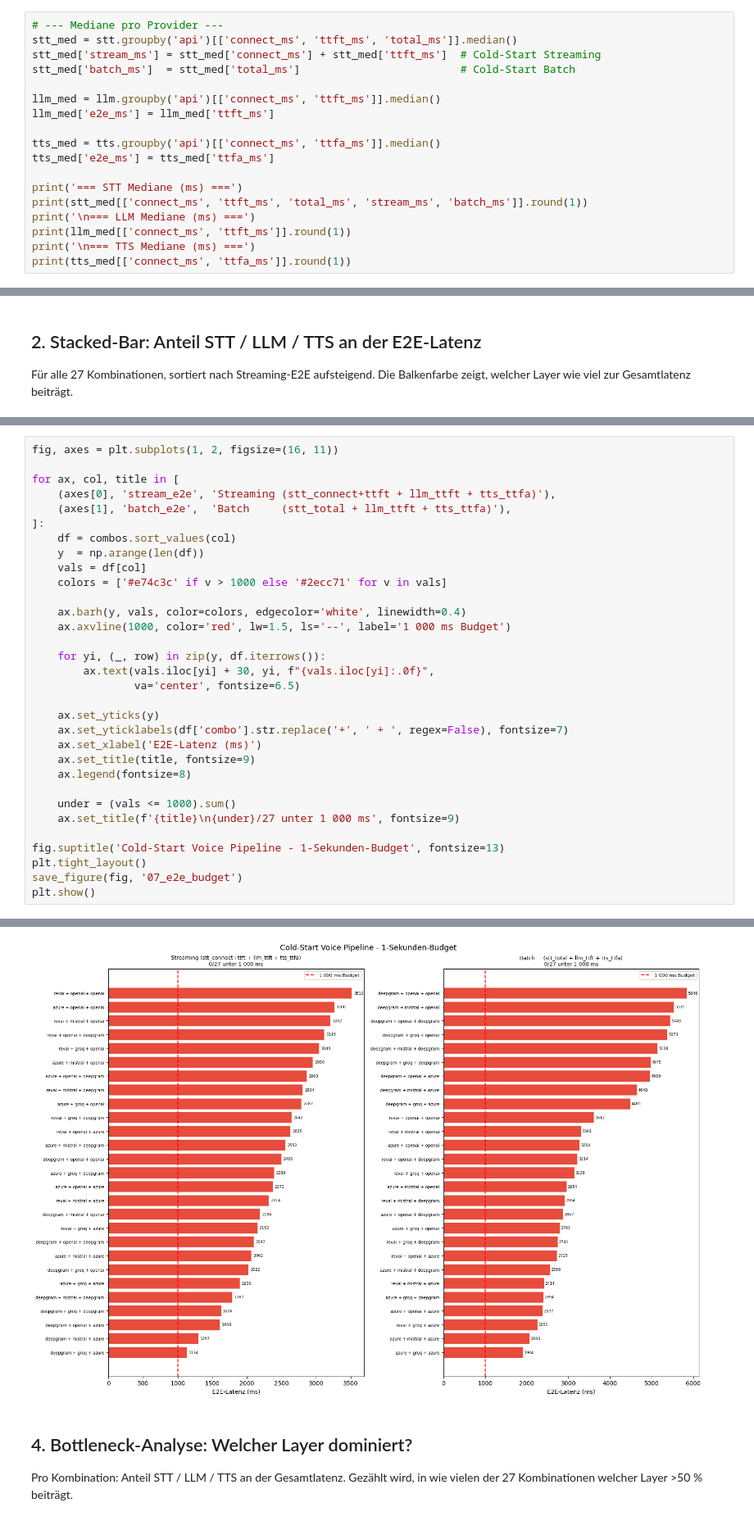
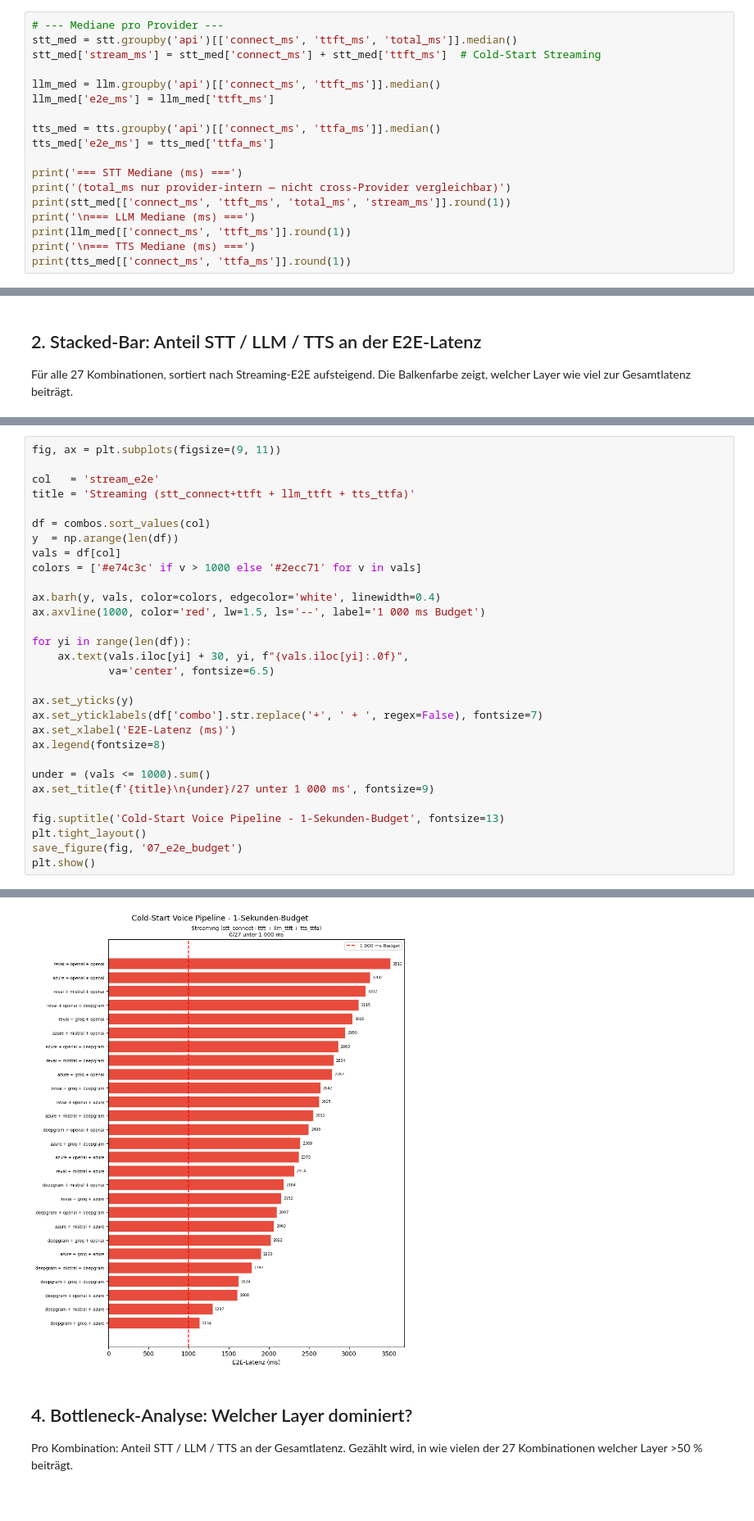
Before and after one commit to asphyxx24/bachelorThesis, a Jupyter notebook: analysis/07_e2e_pipeline.ipynb, the cells around one changed output, grey strips where cells are left out. Shown at 82% size. Cells and saved outputs as stored; diff of their text form.

```diff
--- a/analysis/07_e2e_pipeline.ipynb
+++ b/analysis/07_e2e_pipeline.ipynb
@@ -57,7 +64,6 @@ schwankt stärker, aber der Median ist reproduzierbar und fair vergleichbar).
 # --- Mediane pro Provider ---
 stt_med = stt.groupby('api')[['connect_ms', 'ttft_ms', 'total_ms']].median()
 stt_med['stream_ms'] = stt_med['connect_ms'] + stt_med['ttft_ms']  # Cold-Start Streaming
-stt_med['batch_ms']  = stt_med['total_ms']                         # Cold-Start Batch
 
 llm_med = llm.groupby('api')[['connect_ms', 'ttft_ms']].median()
 llm_med['e2e_ms'] = llm_med['ttft_ms']
@@ -66,7 +72,8 @@ tts_med = tts.groupby('api')[['connect_ms', 'ttfa_ms']].median()
 tts_med['e2e_ms'] = tts_med['ttfa_ms']
 
 print('=== STT Mediane (ms) ===')
-print(stt_med[['connect_ms', 'ttft_ms', 'total_ms', 'stream_ms', 'batch_ms']].round(1))
+print('(total_ms nur provider-intern — nicht cross-Provider vergleichbar)')
+print(stt_med[['connect_ms', 'ttft_ms', 'total_ms', 'stream_ms']].round(1))
 print('\n=== LLM Mediane (ms) ===')
 print(llm_med[['connect_ms', 'ttft_ms']].round(1))
 print('\n=== TTS Mediane (ms) ===')
@@ -218,38 +203,36 @@ Beide Szenarien nebeneinander.
 # %%
-fig, axes = plt.subplots(1, 2, figsize=(16, 11))
+fig, ax = plt.subplots(figsize=(9, 11))
 
-for ax, col, title in [
-    (axes[0], 'stream_e2e', 'Streaming (stt_connect+ttft + llm_ttft + tts_ttfa)'),
-    (axes[1], 'batch_e2e',  'Batch     (stt_total + llm_ttft + tts_ttfa)'),
-]:
-    df = combos.sort_values(col)
-    y  = np.arange(len(df))
-    vals = df[col]
-    colors = ['#e74c3c' if v > 1000 else '#2ecc71' for v in vals]
+col   = 'stream_e2e'
+title = 'Streaming (stt_connect+ttft + llm_ttft + tts_ttfa)'
 
-    ax.barh(y, vals, color=colors, edgecolor='white', linewidth=0.4)
-    ax.axvline(1000, color='red', lw=1.5, ls='--', label='1 000 ms Budget')
+df = combos.sort_values(col)
+y  = np.arange(len(df))
+vals = df[col]
+colors = ['#e74c3c' if v > 1000 else '#2ecc71' for v in vals]
 
-    for yi, (_, row) in zip(y, df.iterrows()):
-        ax.text(vals.iloc[yi] + 30, yi, f"{vals.iloc[yi]:.0f}",
-                va='center', fontsize=6.5)
+ax.barh(y, vals, color=colors, edgecolor='white', linewidth=0.4)
+ax.axvline(1000, color='red', lw=1.5, ls='--', label='1 000 ms Budget')
 
-    ax.set_yticks(y)
-    ax.set_yticklabels(df['combo'].str.replace('+', ' + ', regex=False), fontsize=7)
-    ax.set_xlabel('E2E-Latenz (ms)')
-    ax.set_title(title, fontsize=9)
-    ax.legend(fontsize=8)
+for yi in range(len(df)):
+    ax.text(vals.iloc[yi] + 30, yi, f"{vals.iloc[yi]:.0f}",
+            va='center', fontsize=6.5)
 
-    under = (vals <= 1000).sum()
-    ax.set_title(f'{title}\n{under}/27 unter 1 000 ms', fontsize=9)
+ax.set_yticks(y)
+ax.set_yticklabels(df['combo'].str.replace('+', ' + ', regex=False), fontsize=7)
+ax.set_xlabel('E2E-Latenz (ms)')
+ax.legend(fontsize=8)
+
+under = (vals <= 1000).sum()
+ax.set_title(f'{title}\n{under}/27 unter 1 000 ms', fontsize=9)
 
 fig.suptitle('Cold-Start Voice Pipeline - 1-Sekunden-Budget', fontsize=13)
 plt.tight_layout()
 save_figure(fig, '07_e2e_budget')
 plt.show()
 # %% [output]
   saved figures/07_e2e/{png,pdf}/07_e2e_budget
-[figure, old version]
+[figure, new version]
 # %% [markdown]
 ## 4. Bottleneck-Analyse: Welcher Layer dominiert?
 
```
Also changed, not shown: parts of 11 cells of this notebook, 12 other files.
